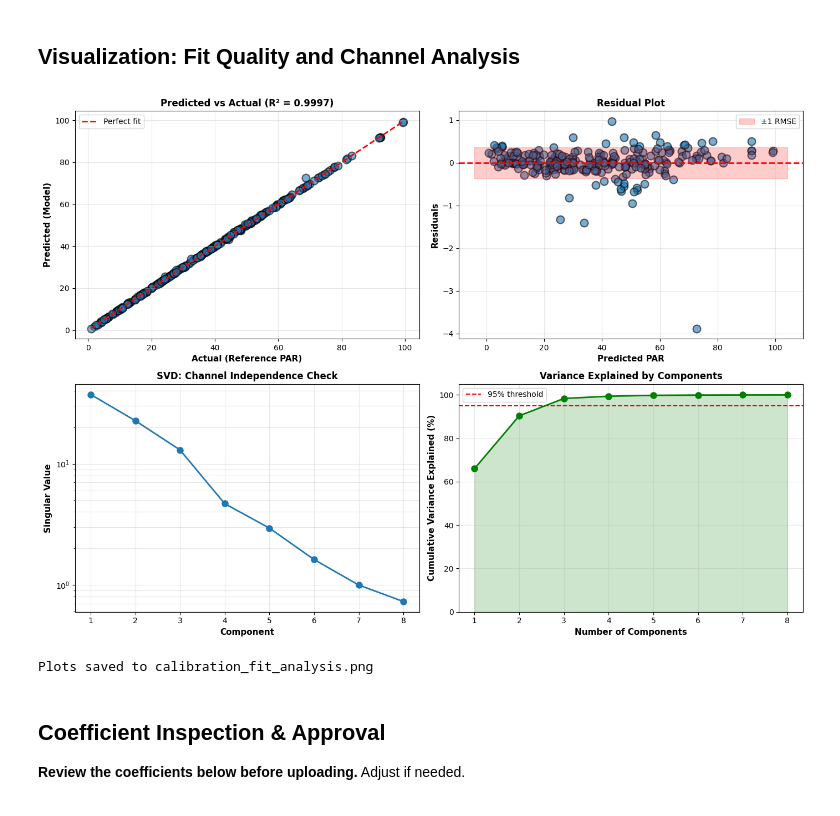
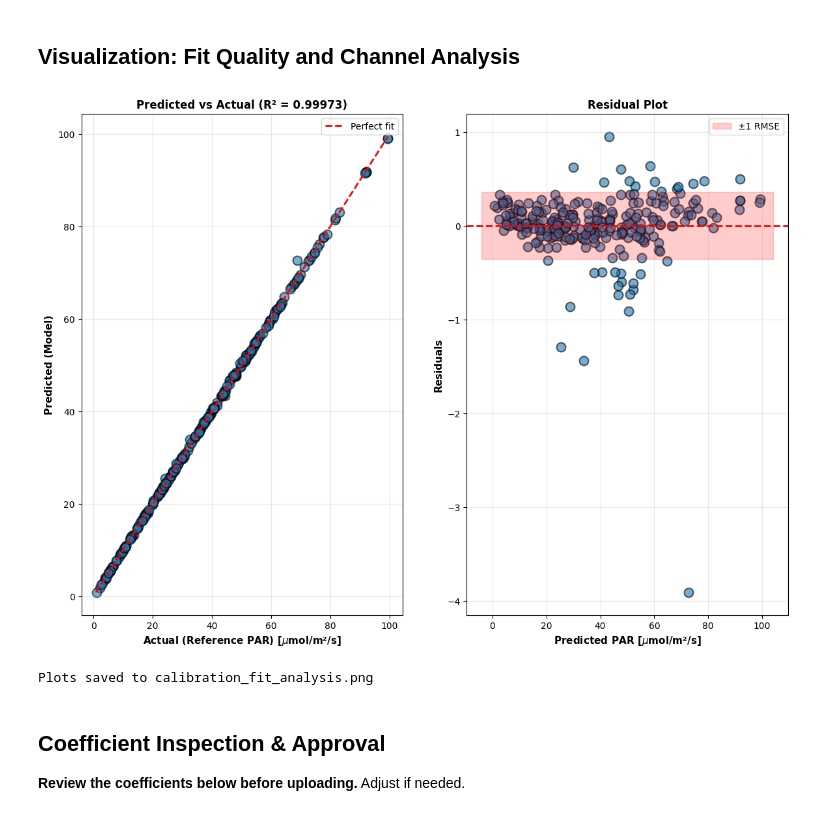
Before and after one commit to Jan-IngenHousz-Institute/miniPar, a Jupyter notebook: Scripts/calibrate_spec_notebook.ipynb, the cells around one changed output. Cells and saved outputs as stored; diff of their text form; code cells hidden in the pictures.

```diff
--- a/Scripts/calibrate_spec_notebook.ipynb
+++ b/Scripts/calibrate_spec_notebook.ipynb
@@ -344,7 +338,7 @@ def load_manual_regression(path='manual_spec_readings.csv', channel_names=None):
 
 
 X, y, df = load_manual_regression(csv_path, manual_channel_names)
-X = X[:, :8]  # Use only the first 8 channels for regression
+X = X[:, 0:9]  # Use only the first 8 channels for regression
 
 X_manual = X
 
@@ -499,58 +716,38 @@ Components for 95% variance: 3 / 8
 # %% [markdown]
 ## Visualization: Fit Quality and Channel Analysis
 # %%
-fig, axes = plt.subplots(2, 2, figsize=(14, 10))
+fig, axes = plt.subplots(1, 2, figsize=(14, 10))
 
 # Plot 1: Predicted vs Actual using manually collected data
-ax = axes[0, 0]
+ax = axes[0]
 ax.scatter(y_manual, y_pred, s=100, alpha=0.6, edgecolors='k', linewidth=1.5)
 lims = [np.min([y_manual.min(), y_pred.min()]), np.max([y_manual.max(), y_pred.max()])]
 ax.plot(lims, lims, 'r--', lw=2, label='Perfect fit')
-ax.set_xlabel('Actual (Reference PAR)', fontsize=11, fontweight='bold')
+ax.set_xlabel('Actual (Reference PAR) [$\u00B5$mol/m²/s]', fontsize=11, fontweight='bold')
 ax.set_ylabel('Predicted (Model)', fontsize=11, fontweight='bold')
-ax.set_title(f'Predicted vs Actual (R² = {r2:.4f})', fontsize=12, fontweight='bold')
+ax.set_title(f'Predicted vs Actual (R² = {r2:.5f})', fontsize=12, fontweight='bold')
 ax.grid(True, alpha=0.3)
 ax.legend()
 
 # Plot 2: Residuals for manually collected data
-ax = axes[0, 1]
+ax = axes[1]
 residuals_data = y_manual - y_pred
 ax.scatter(y_pred, residuals_data, s=100, alpha=0.6, edgecolors='k', linewidth=1.5)
 ax.axhline(y=0, color='r', linestyle='--', lw=2)
 ax.fill_between(ax.get_xlim(), -rmse, rmse, alpha=0.2, color='red', label=f'±1 RMSE')
-ax.set_xlabel('Predicted PAR', fontsize=11, fontweight='bold')
+ax.set_xlabel('Predicted PAR [$\u00B5$mol/m²/s]', fontsize=11, fontweight='bold')
 ax.set_ylabel('Residuals', fontsize=11, fontweight='bold')
 ax.set_title('Residual Plot', fontsize=12, fontweight='bold')
 ax.grid(True, alpha=0.3)
 ax.legend()
 
-# Plot 3: Singular Values (log scale)
-ax = axes[1, 0]
-ax.semilogy(np.arange(1, len(singular_values)+1), singular_values, 'o-', linewidth=2, markersize=8)
-ax.set_xlabel('Component', fontsize=11, fontweight='bold')
-ax.set_ylabel('Singular Value', fontsize=11, fontweight='bold')
-ax.set_title('SVD: Channel Independence Check', fontsize=12, fontweight='bold')
-ax.grid(True, alpha=0.3, which='both')
-
-# Plot 4: Cumulative Variance Explained
-ax = axes[1, 1]
-ax.plot(np.arange(1, len(cumulative_variance)+1), cumulative_variance*100, 'o-', linewidth=2, markersize=8, color='green')
-ax.axhline(y=95, color='r', linestyle='--', lw=1.5, label='95% threshold')
-ax.fill_between(np.arange(1, len(cumulative_variance)+1), 0, cumulative_variance*100, alpha=0.2, color='green')
-ax.set_xlabel('Number of Components', fontsize=11, fontweight='bold')
-ax.set_ylabel('Cumulative Variance Explained (%)', fontsize=11, fontweight='bold')
-ax.set_title('Variance Explained by Components', fontsize=12, fontweight='bold')
-ax.set_ylim([0, 105])
-ax.grid(True, alpha=0.3)
-ax.legend()
-
-plt.tight_layout()
+#plt.tight_layout()
 plt.savefig('calibration_fit_analysis.png', dpi=100, bbox_inches='tight')
 plt.show()
 
 print("Plots saved to calibration_fit_analysis.png")
 # %% [output]
-[figure, old version]
+[figure, new version]
 Plots saved to calibration_fit_analysis.png
 # %% [markdown]
 ## Coefficient Inspection & Approval
```
Also changed, not shown: parts of 7 cells of this notebook, 1 other file.
